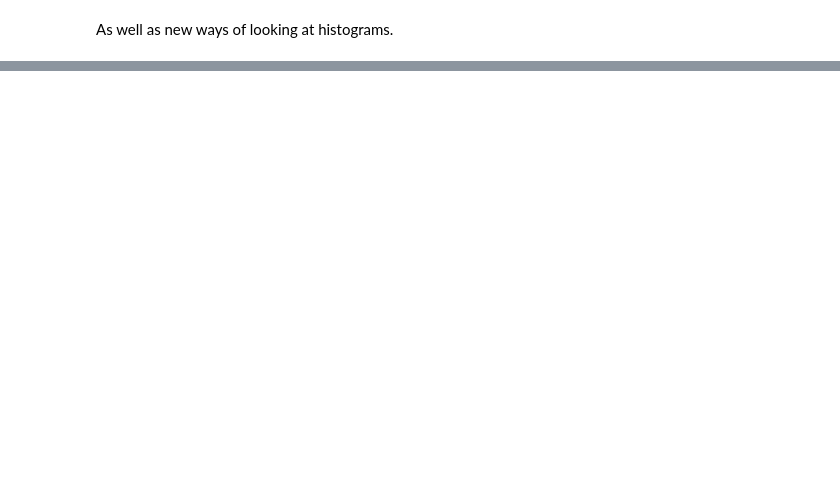
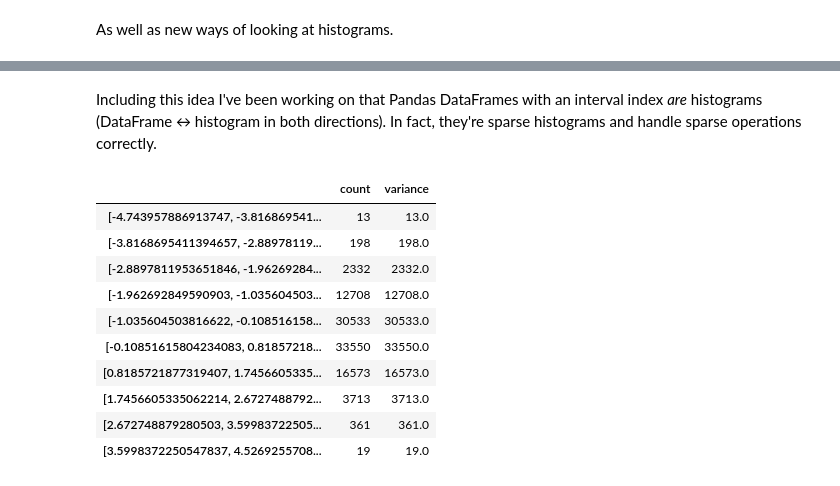
Before and after one commit to jpivarski-talks/jupyter-talks, a Jupyter notebook: 2018-09-28-uproot3-update/uproot-3.ipynb, the cells around one changed output, grey strips where cells are left out. Saved outputs shown, nothing was run; the diff lists cells and outputs as text; code cells hidden in the pictures; blank space fills up the shorter version.

Commit message:
a little text about Pandas

```diff
--- a/2018-09-28-uproot3-update/uproot-3.ipynb
+++ b/2018-09-28-uproot3-update/uproot-3.ipynb
@@ -142,0 +145,18 @@ dependent_variables:
+# %% [markdown]
+Including this idea I've been working on that Pandas DataFrames with an interval index _are_ histograms (DataFrame ↔ histogram in both directions). In fact, they're sparse histograms and handle sparse operations correctly.
+# %%
+f = uproot.open("tmp.root")
+h = f["name"].pandas()
+h
+# %% [output]
+|  | count | variance |
+| [-4.743957886913747, -3.816869541... | 13 | 13.0 |
+| [-3.8168695411394657, -2.88978119... | 198 | 198.0 |
+| [-2.8897811953651846, -1.96269284... | 2332 | 2332.0 |
+| [-1.962692849590903, -1.035604503... | 12708 | 12708.0 |
+| [-1.035604503816622, -0.108516158... | 30533 | 30533.0 |
+| [-0.10851615804234083, 0.81857218... | 33550 | 33550.0 |
+| [0.8185721877319407, 1.7456605335... | 16573 | 16573.0 |
+| [1.7456605335062214, 2.6727488792... | 3713 | 3713.0 |
+| [2.672748879280503, 3.59983722505... | 361 | 361.0 |
+| [3.5998372250547837, 4.5269255708... | 19 | 19.0 |
```
Also changed, not shown: parts of 10 cells of this notebook.
